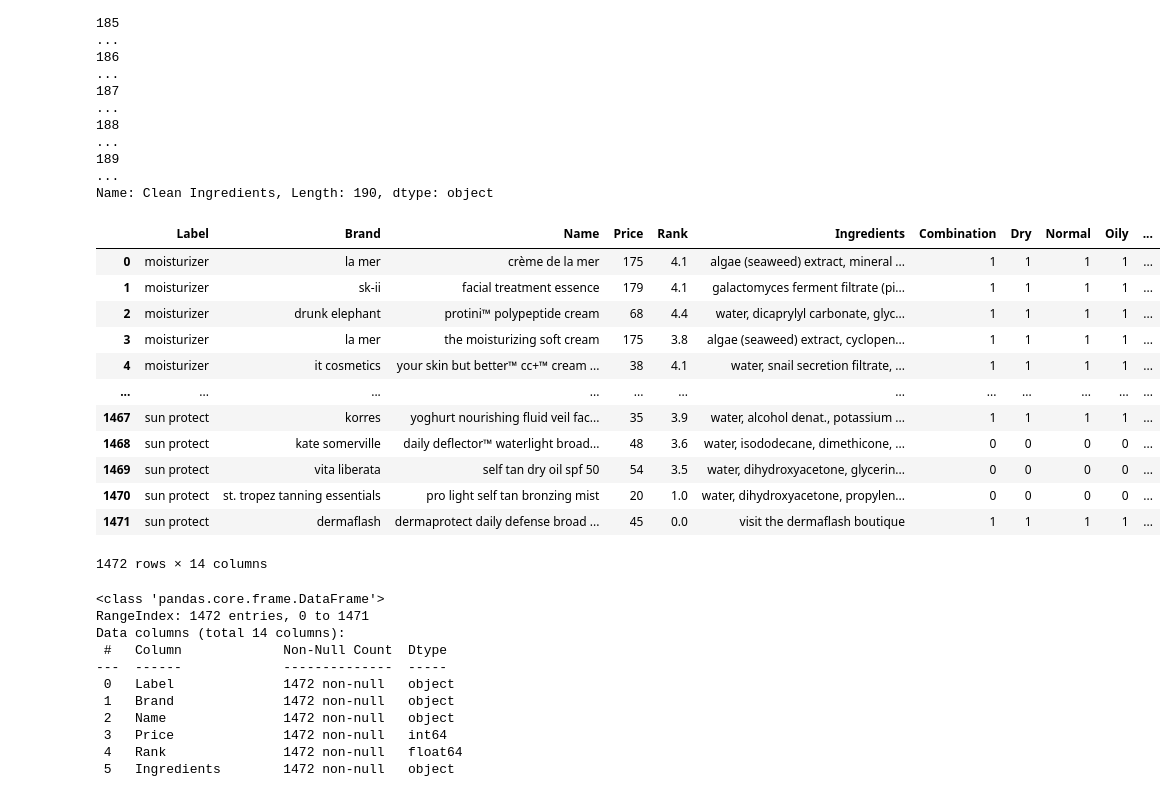
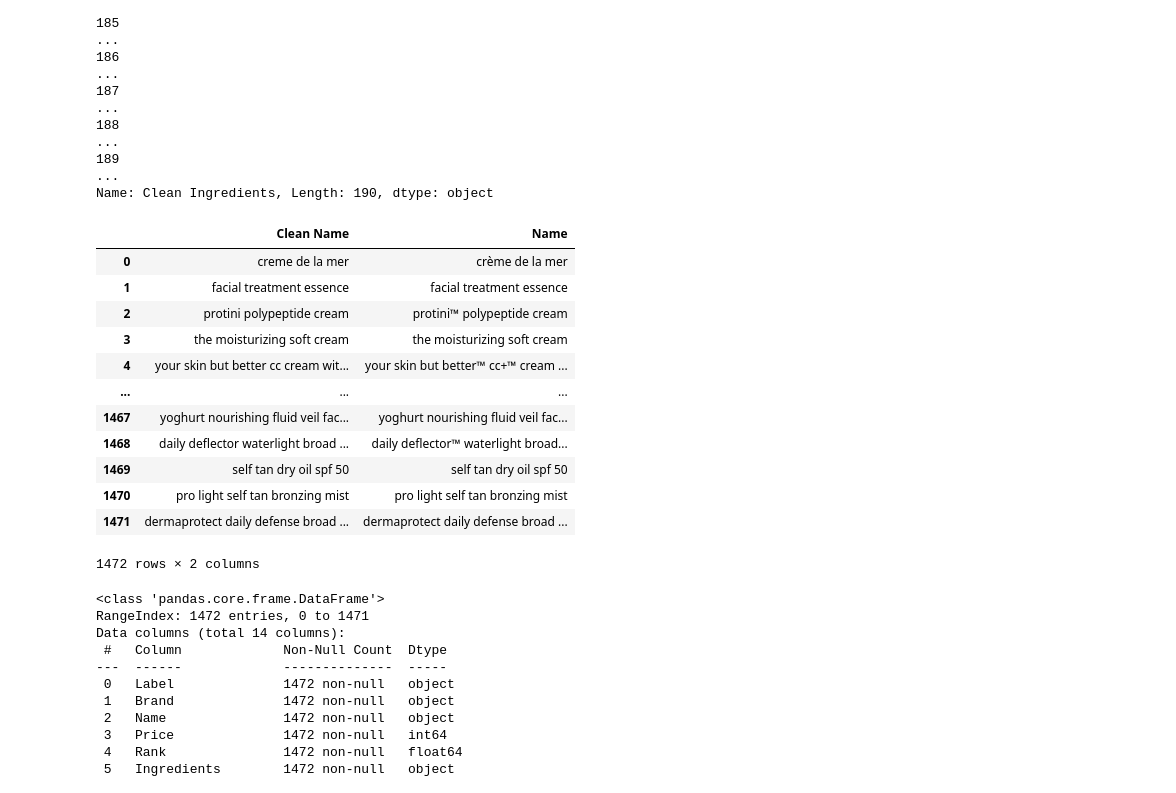
Before and after one commit to RocioAri/proyecto_final, a Jupyter notebook: proyecto.ipynb, the cells around one changed output. Saved outputs shown, nothing was run; the diff lists cells and outputs as text; code cells hidden in the pictures.

Commit message:
Commit proyecto recomedador cosmeticos Take 2

```diff
--- a/proyecto.ipynb
+++ b/proyecto.ipynb
@@ -56,32 +56,3 @@ raw_df.columns
 Index(['Label', 'Brand', 'Name', 'Price', 'Rank', 'Ingredients', 'Combination',
        'Dry', 'Normal', 'Oily', 'Sensitive'],
       dtype='object')
-# %%
-with_types = raw_df
-def add_skin_types_names(row):
-    types = []
-    if row["Combination"]:
-        types.append("combination")
-    if row["Dry"]:
-        types.append("dry")
-    if row["Normal"]:
-        types.append("normal")
-    if row["Oily"]:
-        types.append("oily")
-    if row["Sensitive"]:
-        types.append("sensitive")
-
-    if not row["Combination"] and not row["Dry"] and not row["Normal"] and not row["Oily"] and not row["Sensitive"]:
-        types.append("combination")
-        types.append("dry")
-        types.append("normal")
-        types.append("oily")
-        types.append("sensitive")
-        types.append("alltypes")
-    if row["Combination"] and row["Dry"] and row["Normal"] and row["Oily"]and row["Sensitive"]:
-        types.append("alltypes")
-
-    return " ".join(types)
-
-with_types["Skin Types"] = with_types.apply(add_skin_types_names, axis=1)
-with_types.head()
@@ -152,21 +118,21 @@ def clean_names(text):
     return cleaned.lower()
 # %%
 with_types["Clean Name"] = with_types["Name"].apply(clean_names)
-with_types
+with_types[["Clean Name", "Name"]]
 # %% [output]
-|  | Label | Brand | Name | Price | Rank | Ingredients | Combination | Dry | Normal | Oily | ... |
-| 0 | moisturizer | la mer | crème de la mer | 175 | 4.1 | algae (seaweed) extract, mineral ... | 1 | 1 | 1 | 1 | ... |
-| 1 | moisturizer | sk-ii | facial treatment essence | 179 | 4.1 | galactomyces ferment filtrate (pi... | 1 | 1 | 1 | 1 | ... |
-| 2 | moisturizer | drunk elephant | protini™ polypeptide cream | 68 | 4.4 | water, dicaprylyl carbonate, glyc... | 1 | 1 | 1 | 1 | ... |
-| 3 | moisturizer | la mer | the moisturizing soft cream | 175 | 3.8 | algae (seaweed) extract, cyclopen... | 1 | 1 | 1 | 1 | ... |
-| 4 | moisturizer | it cosmetics | your skin but better™ cc+™ cream ... | 38 | 4.1 | water, snail secretion filtrate, ... | 1 | 1 | 1 | 1 | ... |
-| ... | ... | ... | ... | ... | ... | ... | ... | ... | ... | ... | ... |
-| 1467 | sun protect | korres | yoghurt nourishing fluid veil fac... | 35 | 3.9 | water, alcohol denat., potassium ... | 1 | 1 | 1 | 1 | ... |
-| 1468 | sun protect | kate somerville | daily deflector™ waterlight broad... | 48 | 3.6 | water, isododecane, dimethicone, ... | 0 | 0 | 0 | 0 | ... |
-| 1469 | sun protect | vita liberata | self tan dry oil spf 50 | 54 | 3.5 | water, dihydroxyacetone, glycerin... | 0 | 0 | 0 | 0 | ... |
-| 1470 | sun protect | st. tropez tanning essentials | pro light self tan bronzing mist | 20 | 1.0 | water, dihydroxyacetone, propylen... | 0 | 0 | 0 | 0 | ... |
-| 1471 | sun protect | dermaflash | dermaprotect daily defense broad ... | 45 | 0.0 | visit the dermaflash boutique | 1 | 1 | 1 | 1 | ... |
+|  | Clean Name | Name |
+| 0 | creme de la mer | crème de la mer |
+| 1 | facial treatment essence | facial treatment essence |
+| 2 | protini polypeptide cream | protini™ polypeptide cream |
+| 3 | the moisturizing soft cream | the moisturizing soft cream |
+| 4 | your skin but better cc cream wit... | your skin but better™ cc+™ cream ... |
+| ... | ... | ... |
+| 1467 | yoghurt nourishing fluid veil fac... | yoghurt nourishing fluid veil fac... |
+| 1468 | daily deflector waterlight broad ... | daily deflector™ waterlight broad... |
+| 1469 | self tan dry oil spf 50 | self tan dry oil spf 50 |
+| 1470 | pro light self tan bronzing mist | pro light self tan bronzing mist |
+| 1471 | dermaprotect daily defense broad ... | dermaprotect daily defense broad ... |
-1472 rows × 14 columns
+1472 rows × 2 columns
 # %%
 with_types.info()
 # %% [output]
```
Also changed, not shown: parts of 30 cells of this notebook.
